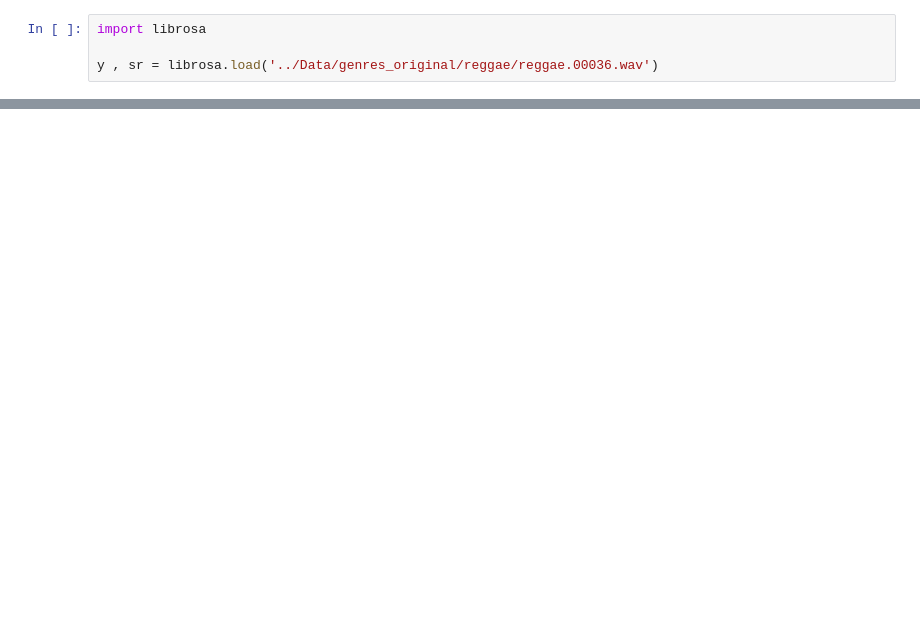
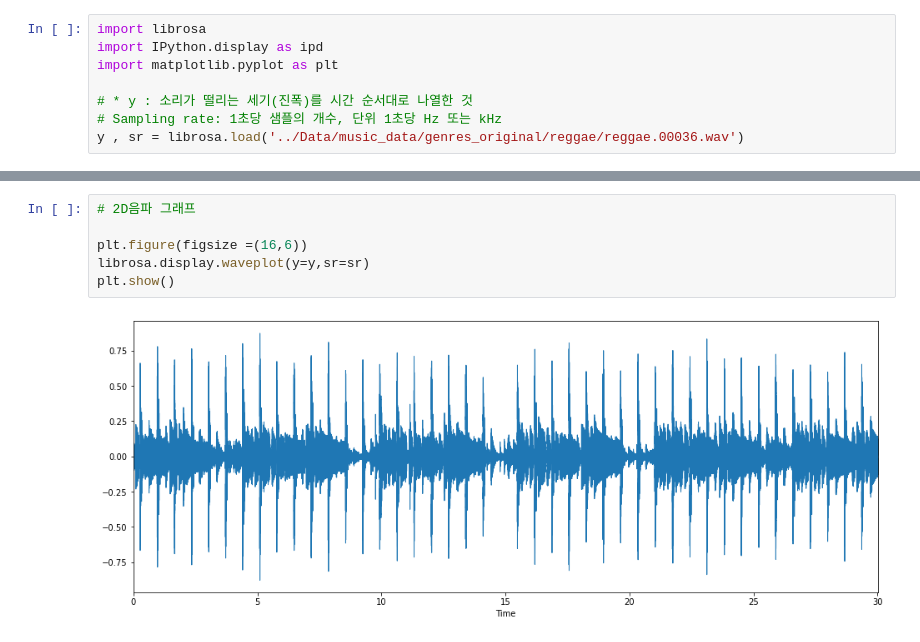
Before and after one commit to zu0p/-, a Jupyter notebook: recommend/music/music_recommend_demo.ipynb, the cells around one changed output, grey strips where cells are left out. Cells and saved outputs as stored; diff of their text form; blank space fills up the shorter version.

Commit message:
feat: sound data analysis

```diff
--- a/recommend/music/music_recommend_demo.ipynb
+++ b/recommend/music/music_recommend_demo.ipynb
@@ -21,4 +1,8 @@ Successfully installed audioread-2.1.9 joblib-1.0.1 librosa-0.8.1 llvmlite-0.37.
 # %%
 import librosa
+import IPython.display as ipd
+import matplotlib.pyplot as plt
 
-y , sr = librosa.load('../Data/genres_original/reggae/reggae.00036.wav')
+# * y : 소리가 떨리는 세기(진폭)를 시간 순서대로 나열한 것
+# Sampling rate: 1초당 샘플의 개수, 단위 1초당 Hz 또는 kHz
+y , sr = librosa.load('../Data/music_data/genres_original/reggae/reggae.00036.wav')
@@ -26,0 +24,8 @@ FileNotFoundError: [Errno 2] No such file or directory: '../Data/genres_original
+# %%
+# 2D음파 그래프
+
+plt.figure(figsize =(16,6))
+librosa.display.waveplot(y=y,sr=sr)
+plt.show()
+# %% [output]
+[figure, added]
```
Also changed, not shown: parts of 9 cells of this notebook.
